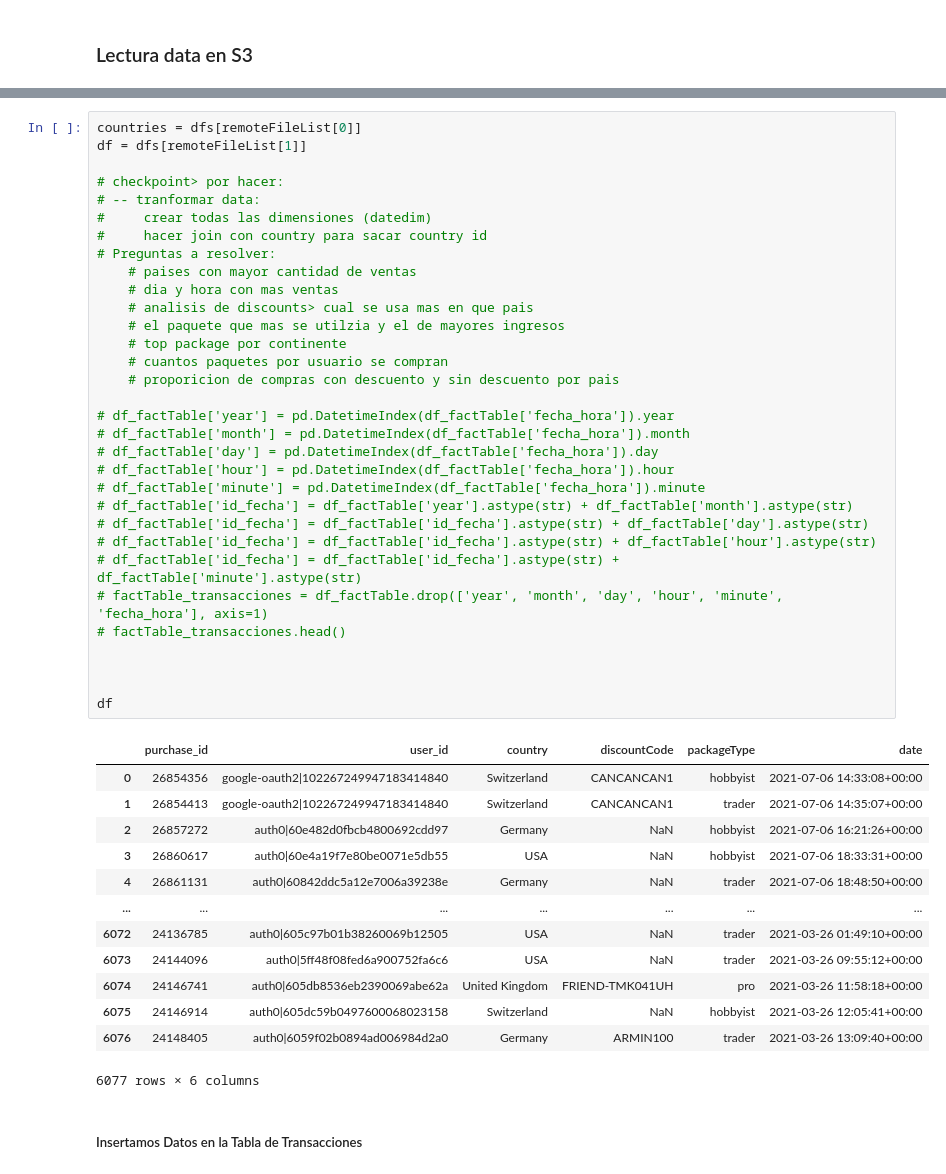
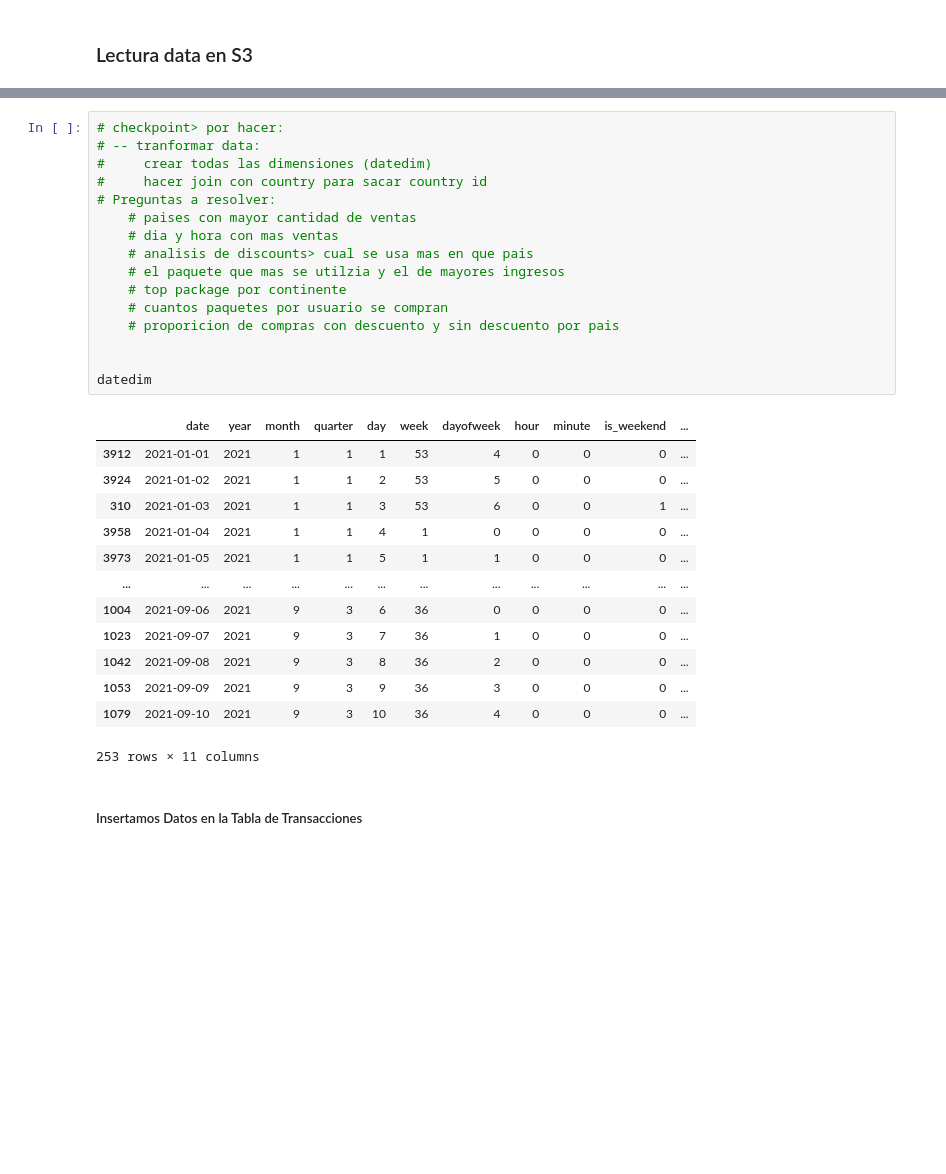
Before and after one commit to JuanjoDC/data-science-python-galileo, a Jupyter notebook: PROYECTO 2/notebook_proyecto.ipynb, the cells around one changed output, grey strips where cells are left out. Saved outputs shown, nothing was run; the diff lists cells and outputs as text; blank space fills up the shorter version.

```diff
--- a/PROYECTO 2/notebook_proyecto.ipynb
+++ b/PROYECTO 2/notebook_proyecto.ipynb
@@ -145,51 +162,35 @@ dfs
 
  [6077 rows x 6 columns]}
 # %%
-countries = dfs[remoteFileList[0]]
-df = dfs[remoteFileList[1]]
-
 # checkpoint> por hacer:
 # -- tranformar data:
 #     crear todas las dimensiones (datedim)
 #     hacer join con country para sacar country id
 # Preguntas a resolver:
     # paises con mayor cantidad de ventas
     # dia y hora con mas ventas
     # analisis de discounts> cual se usa mas en que pais
     # el paquete que mas se utilzia y el de mayores ingresos
     # top package por continente
     # cuantos paquetes por usuario se compran
     # proporicion de compras con descuento y sin descuento por pais
 
-# df_factTable['year'] = pd.DatetimeIndex(df_factTable['fecha_hora']).year
-# df_factTable['month'] = pd.DatetimeIndex(df_factTable['fecha_hora']).month
-# df_factTable['day'] = pd.DatetimeIndex(df_factTable['fecha_hora']).day
-# df_factTable['hour'] = pd.DatetimeIndex(df_factTable['fecha_hora']).hour
-# df_factTable['minute'] = pd.DatetimeIndex(df_factTable['fecha_hora']).minute
-# df_factTable['id_fecha'] = df_factTable['year'].astype(str) + df_factTable['month'].astype(str)
-# df_factTable['id_fecha'] = df_factTable['id_fecha'].astype(str) + df_factTable['day'].astype(str)
-# df_factTable['id_fecha'] = df_factTable['id_fecha'].astype(str) + df_factTable['hour'].astype(str)
-# df_factTable['id_fecha'] = df_factTable['id_fecha'].astype(str) + df_factTable['minute'].astype(str)
-# factTable_transacciones = df_factTable.drop(['year', 'month', 'day', 'hour', 'minute', 'fecha_hora'], axis=1)
-# factTable_transacciones.head()
 
-
-
-df
+datedim
 # %% [output]
-|  | purchase_id | user_id | country | discountCode | packageType | date |
-| 0 | 26854356 | google-oauth2|102267249947183414840 | Switzerland | CANCANCAN1 | hobbyist | 2021-07-06 14:33:08+00:00 |
-| 1 | 26854413 | google-oauth2|102267249947183414840 | Switzerland | CANCANCAN1 | trader | 2021-07-06 14:35:07+00:00 |
-| 2 | 26857272 | auth0|60e482d0fbcb4800692cdd97 | Germany | NaN | hobbyist | 2021-07-06 16:21:26+00:00 |
-| 3 | 26860617 | auth0|60e4a19f7e80be0071e5db55 | USA | NaN | hobbyist | 2021-07-06 18:33:31+00:00 |
-| 4 | 26861131 | auth0|60842ddc5a12e7006a39238e | Germany | NaN | trader | 2021-07-06 18:48:50+00:00 |
-| ... | ... | ... | ... | ... | ... | ... |
-| 6072 | 24136785 | auth0|605c97b01b38260069b12505 | USA | NaN | trader | 2021-03-26 01:49:10+00:00 |
-| 6073 | 24144096 | auth0|5ff48f08fed6a900752fa6c6 | USA | NaN | trader | 2021-03-26 09:55:12+00:00 |
-| 6074 | 24146741 | auth0|605db8536eb2390069abe62a | United Kingdom | FRIEND-TMK041UH | pro | 2021-03-26 11:58:18+00:00 |
-| 6075 | 24146914 | auth0|605dc59b0497600068023158 | Switzerland | NaN | hobbyist | 2021-03-26 12:05:41+00:00 |
-| 6076 | 24148405 | auth0|6059f02b0894ad006984d2a0 | Germany | ARMIN100 | trader | 2021-03-26 13:09:40+00:00 |
+|  | date | year | month | quarter | day | week | dayofweek | hour | minute | is_weekend | ... |
+| 3912 | 2021-01-01 | 2021 | 1 | 1 | 1 | 53 | 4 | 0 | 0 | 0 | ... |
+| 3924 | 2021-01-02 | 2021 | 1 | 1 | 2 | 53 | 5 | 0 | 0 | 0 | ... |
+| 310 | 2021-01-03 | 2021 | 1 | 1 | 3 | 53 | 6 | 0 | 0 | 1 | ... |
+| 3958 | 2021-01-04 | 2021 | 1 | 1 | 4 | 1 | 0 | 0 | 0 | 0 | ... |
+| 3973 | 2021-01-05 | 2021 | 1 | 1 | 5 | 1 | 1 | 0 | 0 | 0 | ... |
+| ... | ... | ... | ... | ... | ... | ... | ... | ... | ... | ... | ... |
+| 1004 | 2021-09-06 | 2021 | 9 | 3 | 6 | 36 | 0 | 0 | 0 | 0 | ... |
+| 1023 | 2021-09-07 | 2021 | 9 | 3 | 7 | 36 | 1 | 0 | 0 | 0 | ... |
+| 1042 | 2021-09-08 | 2021 | 9 | 3 | 8 | 36 | 2 | 0 | 0 | 0 | ... |
+| 1053 | 2021-09-09 | 2021 | 9 | 3 | 9 | 36 | 3 | 0 | 0 | 0 | ... |
+| 1079 | 2021-09-10 | 2021 | 9 | 3 | 10 | 36 | 4 | 0 | 0 | 0 | ... |
-6077 rows × 6 columns
+253 rows × 11 columns
 # %% [markdown]
 ##### Insertamos Datos en la Tabla de Transacciones
 # %%
```
Also changed, not shown: parts of 53 cells of this notebook, 2 other files.
